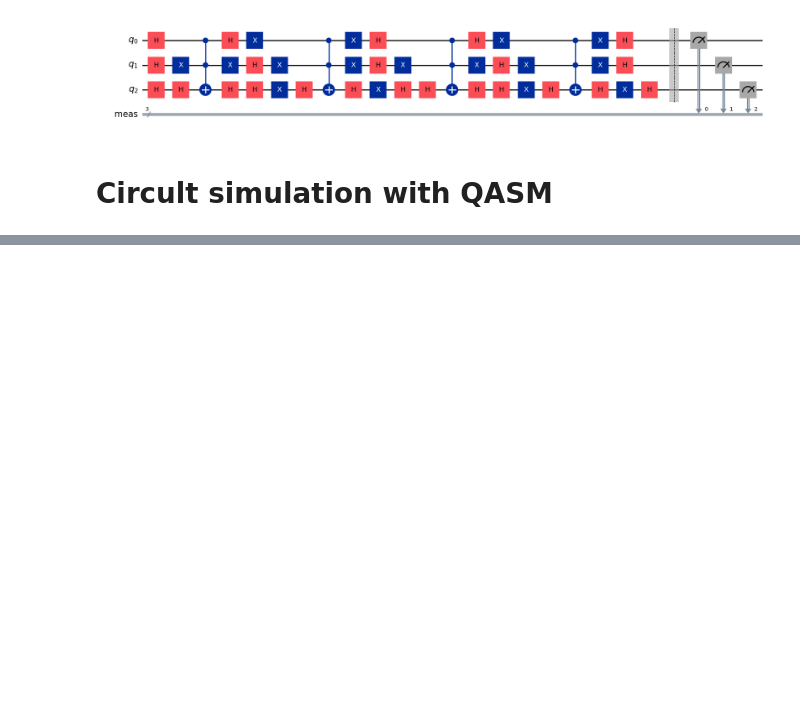
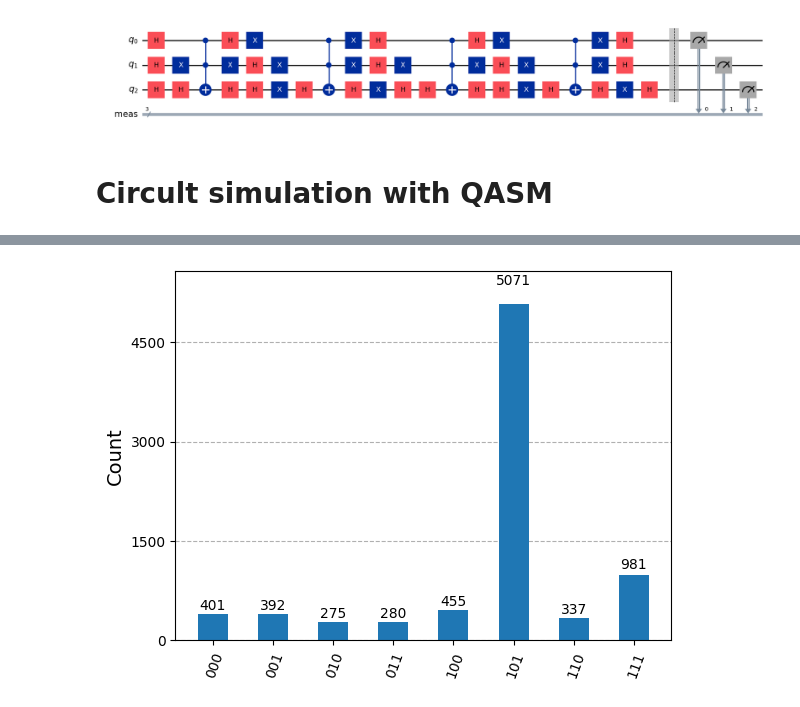
Before and after one commit to denpalrius/grovers-algorithm, a Jupyter notebook: grovers_algorithm.ipynb, the cells around one changed output, grey strips where cells are left out. Drawn from its saved outputs; the diff is of its cells as text; code cells hidden in the pictures; blank space fills up the shorter version.

```diff
--- a/grovers_algorithm.ipynb
+++ b/grovers_algorithm.ipynb
@@ -121,0 +146,15 @@ plot_histogram(counts)
+# %%
+# Optimize the circuit for the target backend
+transpiled_gc = transpile(qc, backend, optimization_level=3)
+
+# Execute the transpiled circuit on the backend
+job = backend.run(transpiled_gc, shots=8192)
+# %%
+# Retrieve the result
+result = job.result()
+counts = result.get_counts()
+
+# Plot the histogram of results
+plot_histogram(counts)
+# %% [output]
+[figure, added]
```
Also changed, not shown: parts of 6 cells of this notebook, 1 other file.
